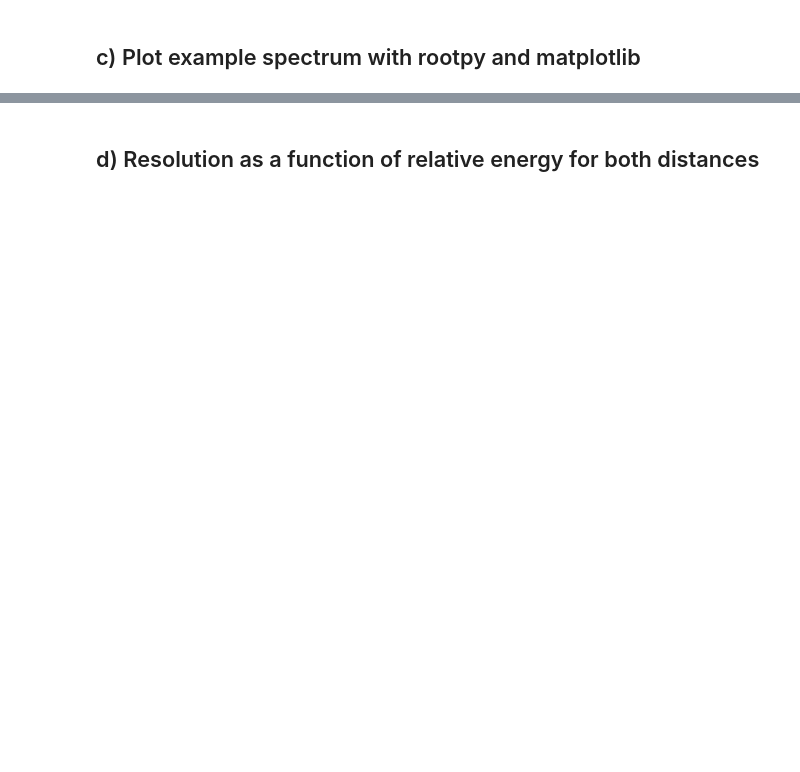
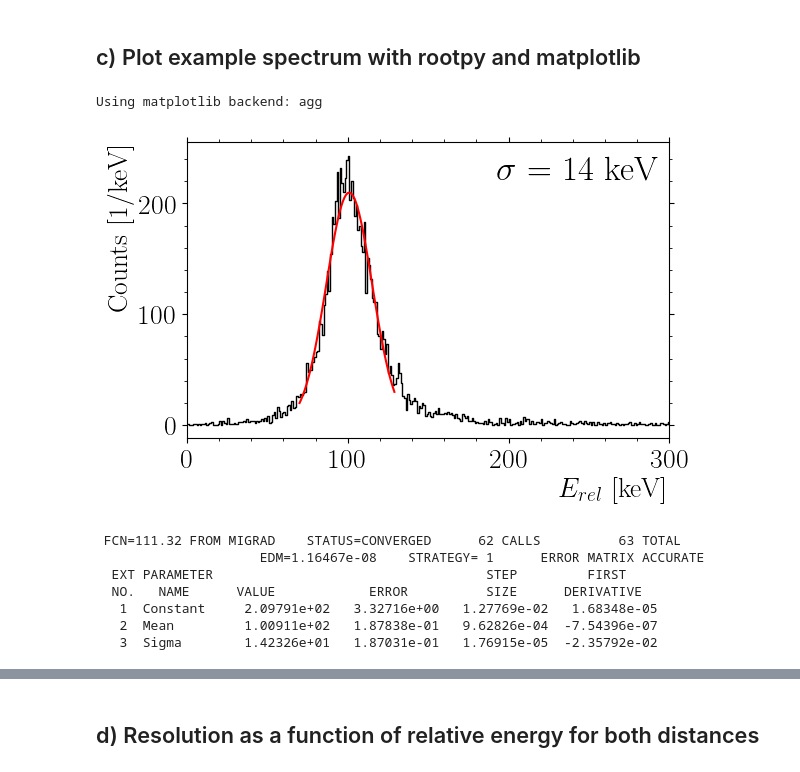
Before and after one commit to janmayer/NeuLAND-132Sn, a Jupyter notebook: 04-reconstruct.ipynb, the cells around one changed output, grey strips where cells are left out. Saved outputs shown, nothing was run; the diff lists cells and outputs as text; code cells hidden in the pictures; blank space fills up the shorter version.

```diff
--- a/04-reconstruct.ipynb
+++ b/04-reconstruct.ipynb
@@ -110,3 +109,34 @@ from plotconfroot import *
+# %%
+%matplotlib
+
+distance = 35
+doubleplane = 30
+energy = 600
+erel = 100
+neutron = 1
+physics = "inclxx"
+
+file = rootpy.io.root_open(fn, "read")
+herel = file.Get(f"NeulandNeutronReconstructionMon/fhErel{neutron}")
+
+fig = plt.figure(figsize=(6.224, 6.224 / 1.618))
+ax = fig.add_subplot(111)
+fn = filename_for(distance, doubleplane, energy, erel, neutron, physics, ".reco.root")
+fit_n_plot(ax, 70, 130, herel)
+ax.set_xlabel(r"$E_{rel}$ [keV]", horizontalalignment="right", x=1)
+ax.set_ylabel(r"Counts [1/keV]", horizontalalignment="right", y=1)
+fig.savefig(f"paper/erel-{neutron}n-{erel}.pdf", bbox_inches="tight")
+display(fig)
+# %% [output]
+Using matplotlib backend: agg
+[figure, added]
+ FCN=111.32 FROM MIGRAD    STATUS=CONVERGED      62 CALLS          63 TOTAL
+                     EDM=1.16467e-08    STRATEGY= 1      ERROR MATRIX ACCURATE
+  EXT PARAMETER                                   STEP         FIRST
+  NO.   NAME      VALUE            ERROR          SIZE      DERIVATIVE
+   1  Constant     2.09791e+02   3.32716e+00   1.27769e-02   1.68348e-05
+   2  Mean         1.00911e+02   1.87838e-01   9.62826e-04  -7.54396e-07
+   3  Sigma        1.42326e+01   1.87031e-01   1.76915e-05  -2.35792e-02
 # %%
 %matplotlib
 
```
Also changed, not shown: parts of 13 cells of this notebook, 18 other files.
